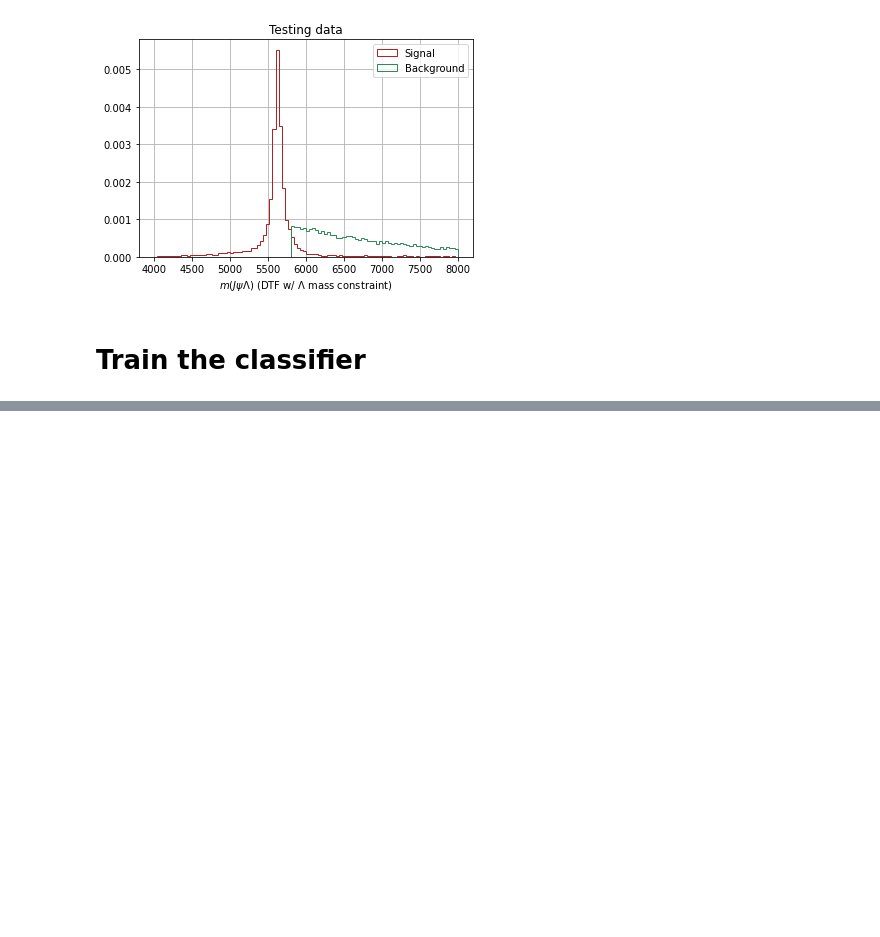
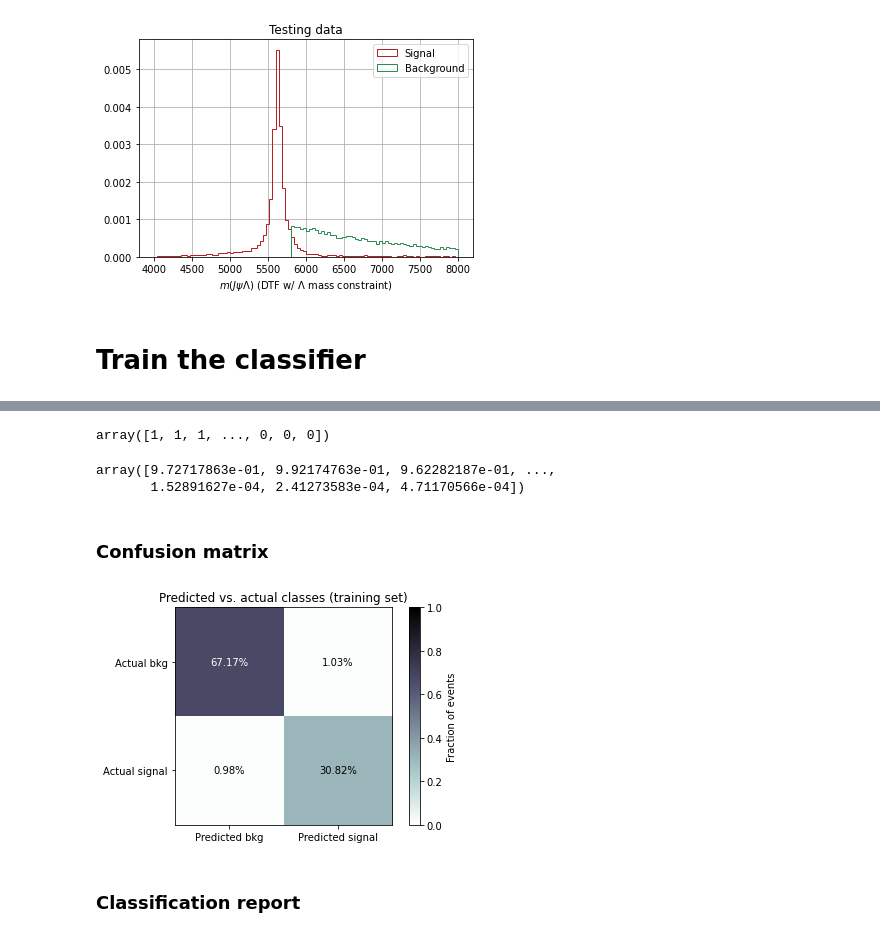
Before and after one commit to alatios/lb2jpsil_classifier-studies, a Jupyter notebook: BDT.ipynb, the cells around one changed output, grey strips where cells are left out. Drawn from its saved outputs; the diff is of its cells as text; code cells hidden in the pictures; blank space fills up the shorter version.

Commit message:
Add BDT training and results

```diff
--- a/BDT.ipynb
+++ b/BDT.ipynb
@@ -486,0 +543,13 @@ plt.show()
+# %%
+BDT = GradientBoostingClassifier(
+    random_state=2021,
+    learning_rate=0.05,
+    max_depth=6,
+    max_features=3,
+    n_estimators=1000
+)
+# %%
+tickBDT = time.perf_counter()
+BDT.fit(X_train, Y_train)
+tockBDT = time.perf_counter()
+print(f"BDT trained in {(tockBDT - tickBDT)/60:0.4f} minutes.")
@@ -486,0 +561,36 @@ plt.show()
+# %%
+Y_train_predicted = BDT.predict(X_train)
+Y_train_predicted
+# %% [output]
+array([1, 1, 1, ..., 0, 0, 0])
+# %%
+## predict_proba returns a NoumberfEvents * NumberOfClasses matrix
+## The way we have defined it, the second column is the probability of class 1 (i.e. signal)
+## Therefore we get that one
+Y_train_proba_predicted = BDT.predict_proba(X_train)[:,1]
+Y_train_proba_predicted
+# %% [output]
+array([9.72717863e-01, 9.92174763e-01, 9.62282187e-01, ...,
+       1.52891627e-04, 2.41273583e-04, 4.71170566e-04])
+# %% [markdown]
+### Confusion matrix
+# %%
+confusionMatrix = metrics.confusion_matrix(Y_train,Y_train_predicted)
+confusionMatrix = confusionMatrix/np.sum(confusionMatrix)
+# %%
+plt.imshow(confusionMatrix, cmap='bone_r')
+ax = plt.gca()
+plt.colorbar(label='Fraction of events')
+plt.clim(0,1)
+ax.xaxis.set(ticks=(0, 1), ticklabels=('Predicted bkg', 'Predicted signal'))
+ax.yaxis.set(ticks=(0, 1), ticklabels=('Actual bkg', 'Actual signal'))
+plt.text(0, 1, "{:.2%}".format(confusionMatrix[1, 0]), ha='center', va='center', color='k')
+plt.text(0, 0, "{:.2%}".format(confusionMatrix[0, 0]), ha='center', va='center', color='w')
+plt.text(1, 0, "{:.2%}".format(confusionMatrix[0, 1]), ha='center', va='center', color='k')
+plt.text(1, 1, "{:.2%}".format(confusionMatrix[1, 1]), ha='center', va='center', color='k')
+plt.title("Predicted vs. actual classes (training set)")
+plt.show()
+# %% [output]
+[figure, added]
+# %% [markdown]
+### Classification report
```
Also changed, not shown: parts of 35 cells of this notebook.
